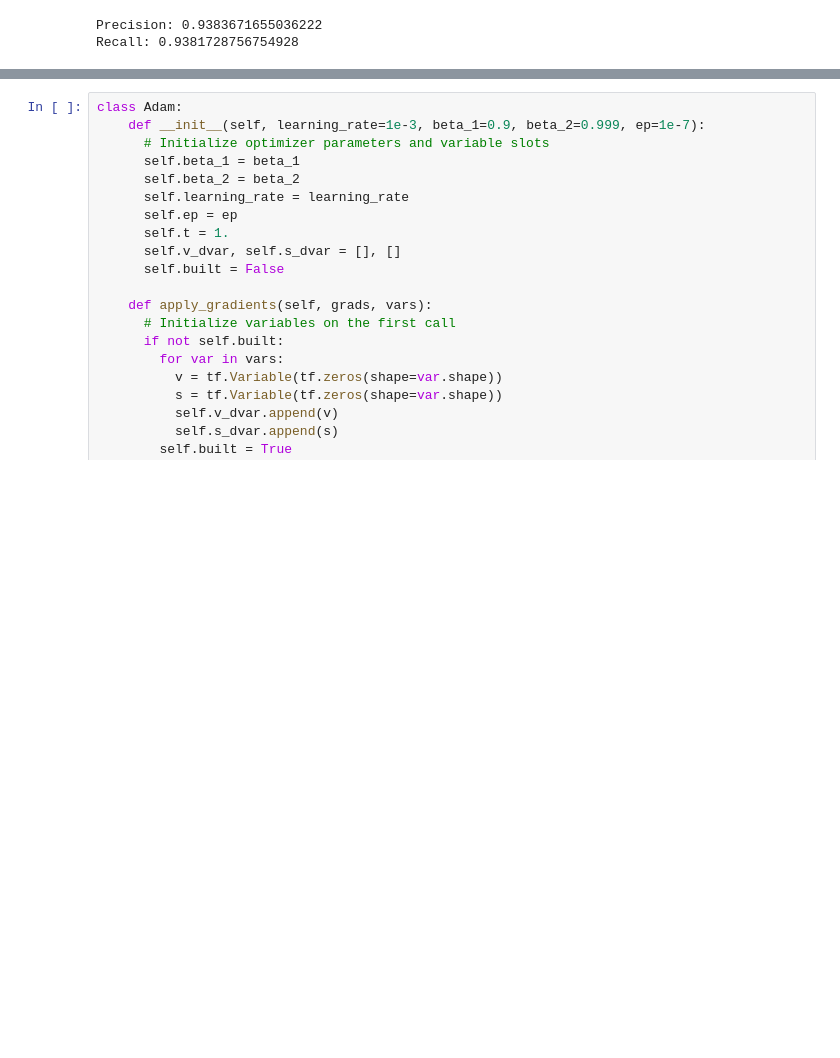
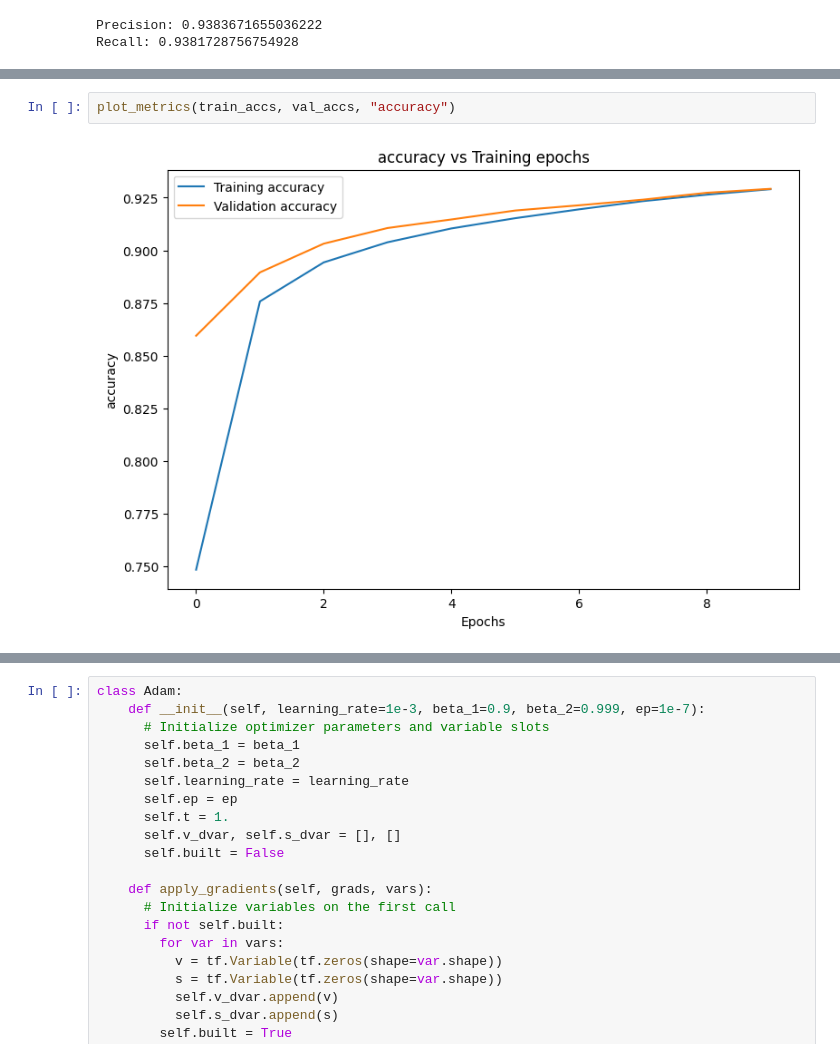
Before and after one commit to ianzin30/mnist-mlp, a Jupyter notebook: BBMP.ipynb, the cells around one changed output, grey strips where cells are left out. Saved outputs shown, nothing was run; the diff lists cells and outputs as text; blank space fills up the shorter version.

```diff
--- a/BBMP.ipynb
+++ b/BBMP.ipynb
@@ -438,0 +487,4 @@ Recall: 0.9381728756754928
+# %%
+plot_metrics(train_accs, val_accs, "accuracy")
+# %% [output]
+[figure, added]
```
Also changed, not shown: parts of 85 cells of this notebook.
